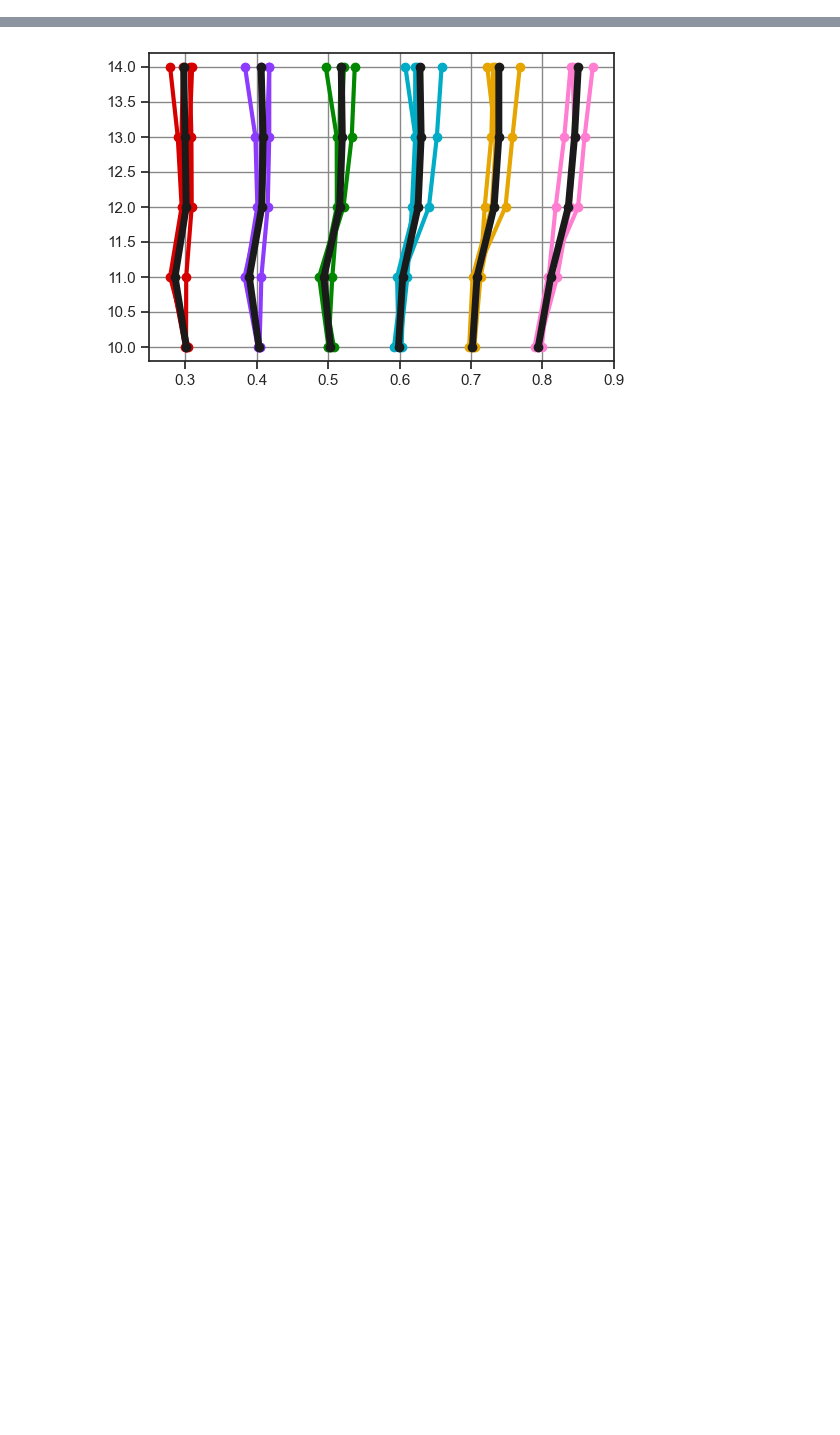
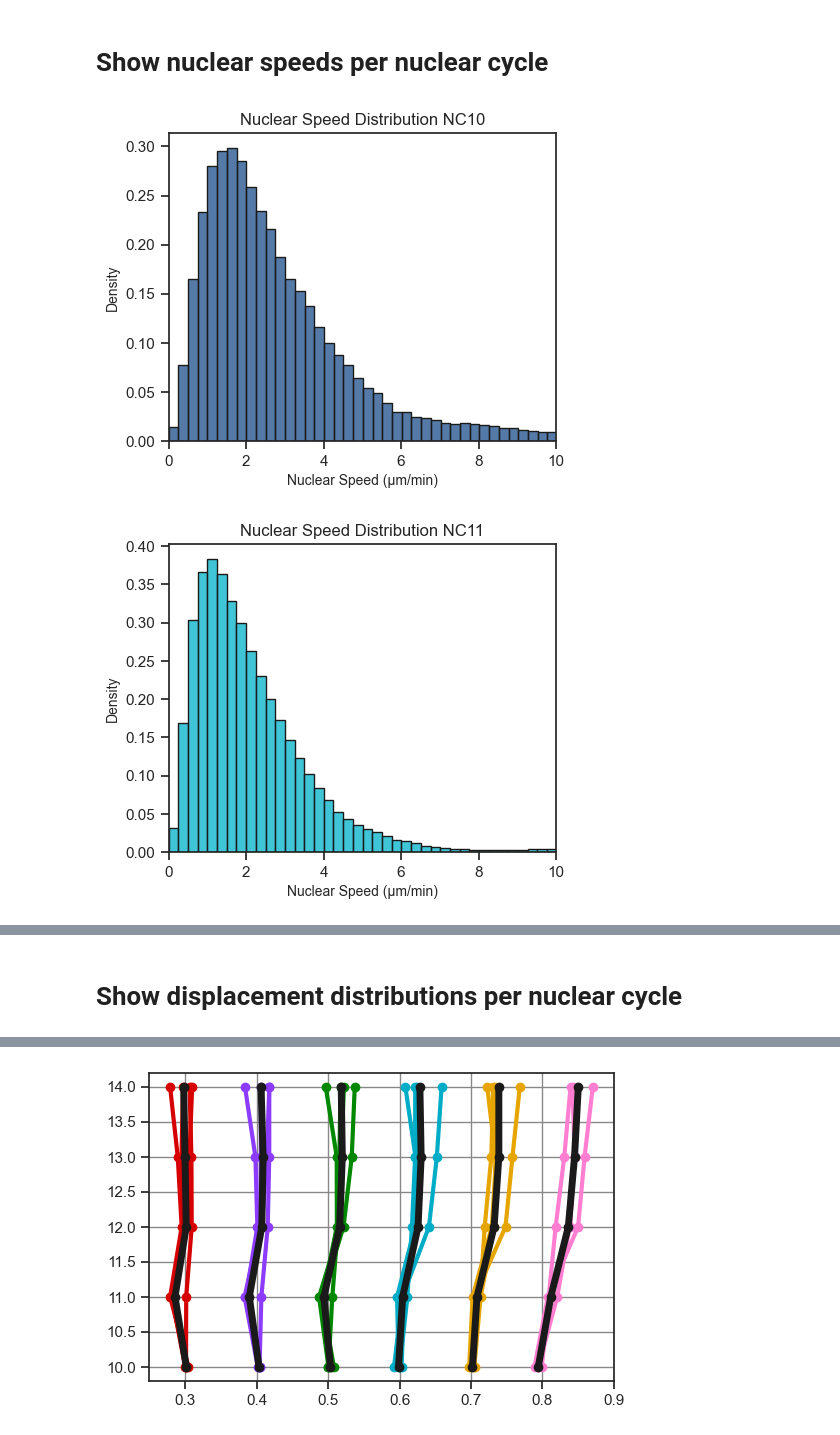
Before and after one commit to Harrison-Oatman/DrosophilaNucleusTracking, a Jupyter notebook: figures/measure_nc_movement.ipynb, the cells around one changed output, grey strips where cells are left out. Drawn from its saved outputs; the diff is of its cells as text; code cells hidden in the pictures; blank space fills up the shorter version.

```diff
--- a/figures/measure_nc_movement.ipynb
+++ b/figures/measure_nc_movement.ipynb
@@ -41,0 +60,46 @@ Index(['time_since_nc11', 'z', 'y', 'x', 'AP', 'theta', 'area', 'radius',
+# %% [markdown]
+# Show nuclear speeds per nuclear cycle
+# %%
+from itertools import pairwise
+from collections import defaultdict
+
+cycle_speeds = defaultdict(list)
+
+for i, df in enumerate(spots_dfs):
+    earliest_frame = earliest_frames[i]
+    df = df[df["frame"] >= earliest_frame]
+    spots_dfs[i] = df
+
+    min_mvmt_frames, times = dnt.find_stationary_timepoints(df)
+
+    for j, (start_frame, end_frame) in enumerate(pairwise(min_mvmt_frames)):
+        frame_subset = df[(df["frame"] >= start_frame) & (df["frame"] <= end_frame)]
+
+        cycle_speeds[j+10].extend(frame_subset["dtot"].values * 60)
+# %%
+for cycle in [10, 11, 12, 13]:
+    plt.figure(figsize=(5, 4))
+    sns.histplot(cycle_speeds[cycle], binwidth=0.25, kde=False, color=dnt.palettes.nc[cycle],
+                 stat="density", legend=False, common_norm=False, edgecolor="k", linewidth=1)
+
+    plt.xlabel("Nuclear Speed (µm/min)")
+    plt.ylabel("Density")
+    plt.xlim(0, 10)
+    plt.title(f"Nuclear Speed Distribution NC{cycle}")
+    plt.savefig(save_path / f"nc{cycle}_nuclear_speed_distribution.png", dpi=300, bbox_inches='tight')
+    plt.show()
+
+for cycle in [10, 11, 12, 13]:
+    plt.figure(figsize=(5, 4))
+    sns.histplot(cycle_speeds[cycle], binwidth=0.1, kde=False, color=dnt.palettes.nc[cycle],
+                 stat="density", legend=False, common_norm=False, edgecolor="k", linewidth=1, log_scale=(True, False))
+
+    plt.xlabel("Nuclear Speed (µm/min)")
+    plt.ylabel("Density")
+    plt.xlim(0.1, 25)
+    plt.title(f"Nuclear Speed Distribution NC{cycle}")
+    plt.savefig(save_path / f"nc{cycle}_nuclear_speed_distribution_log.png", dpi=300, bbox_inches='tight')
+    plt.show()
+# %% [output]
+[figure, added]
+[figure, added]
@@ -41,0 +112,2 @@ Index(['time_since_nc11', 'z', 'y', 'x', 'AP', 'theta', 'area', 'radius',
+# %% [markdown]
+# Show displacement distributions per nuclear cycle
```
Also changed, not shown: parts of 9 cells of this notebook, 18 other files.
